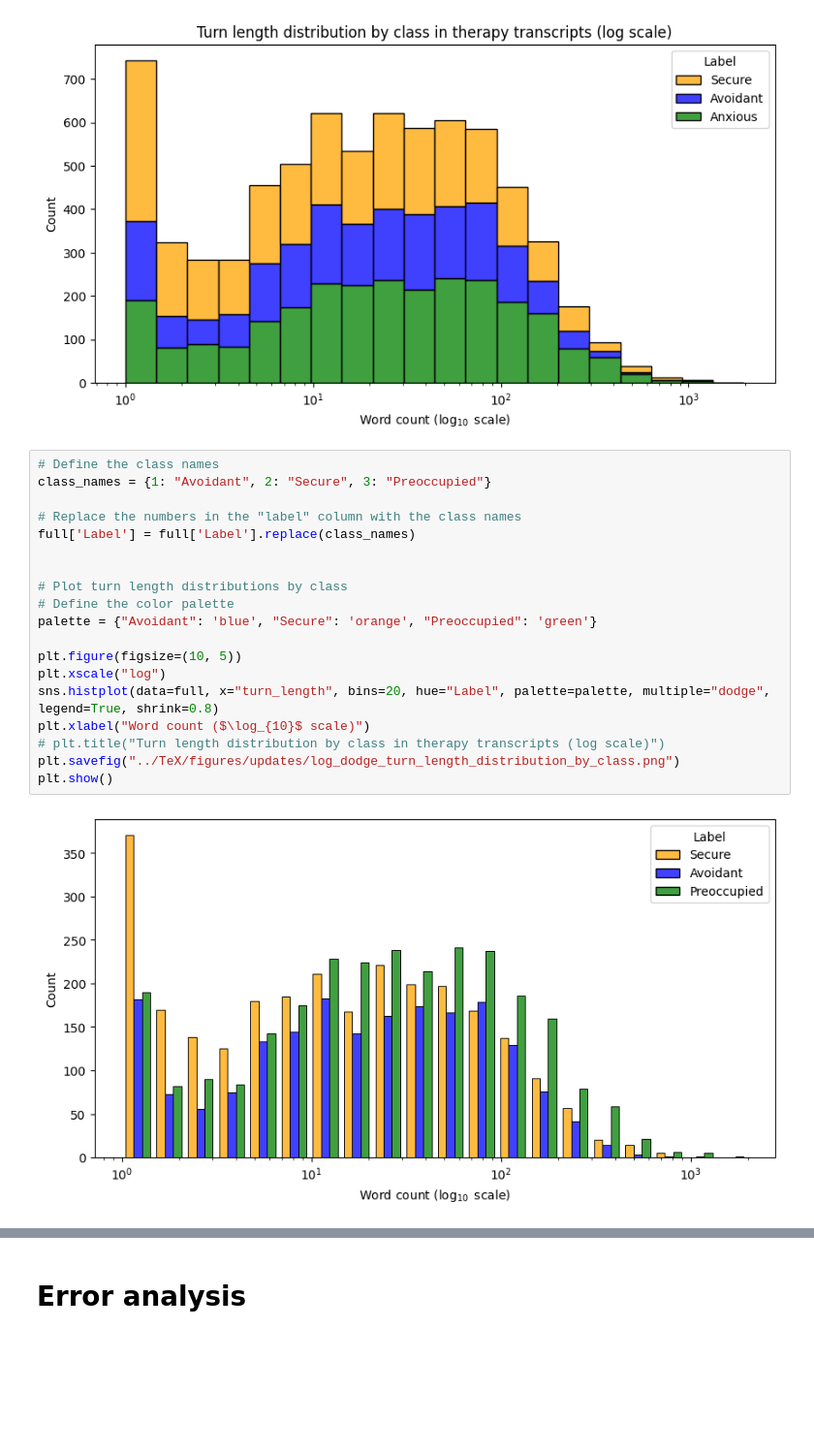
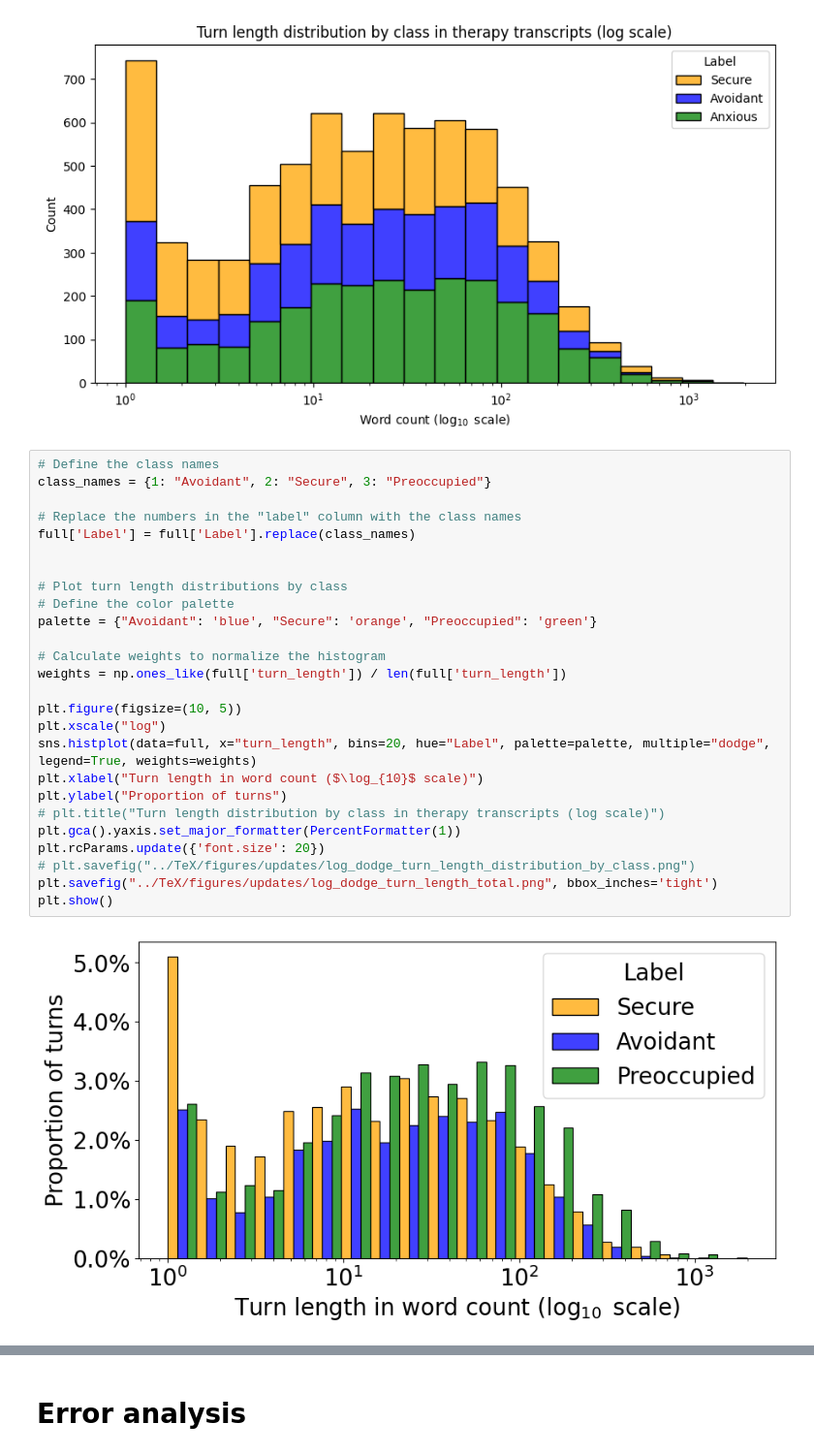
Before and after one commit to Fred-Bred/SDS-thesis, a Jupyter notebook: src/plotting.ipynb, the cells around one changed output, grey strips where cells are left out. Shown at 97% size. Cells and saved outputs as stored; diff of their text form; blank space fills up the shorter version.

```diff
--- a/src/plotting.ipynb
+++ b/src/plotting.ipynb
@@ -196,21 +197,28 @@ plt.show()
 # %%
 # Define the class names
 class_names = {1: "Avoidant", 2: "Secure", 3: "Preoccupied"}
 
 # Replace the numbers in the "label" column with the class names
 full['Label'] = full['Label'].replace(class_names)
 
 
 # Plot turn length distributions by class
 # Define the color palette
 palette = {"Avoidant": 'blue', "Secure": 'orange', "Preoccupied": 'green'}
 
+# Calculate weights to normalize the histogram
+weights = np.ones_like(full['turn_length']) / len(full['turn_length'])
+
 plt.figure(figsize=(10, 5))
 plt.xscale("log")
-sns.histplot(data=full, x="turn_length", bins=20, hue="Label", palette=palette, multiple="dodge", legend=True, shrink=0.8)
-plt.xlabel("Word count ($\log_{10}$ scale)")
+sns.histplot(data=full, x="turn_length", bins=20, hue="Label", palette=palette, multiple="dodge", legend=True, weights=weights)
+plt.xlabel("Turn length in word count ($\log_{10}$ scale)")
+plt.ylabel("Proportion of turns")
 # plt.title("Turn length distribution by class in therapy transcripts (log scale)")
-plt.savefig("../TeX/figures/updates/log_dodge_turn_length_distribution_by_class.png")
+plt.gca().yaxis.set_major_formatter(PercentFormatter(1))
+plt.rcParams.update({'font.size': 20})
+# plt.savefig("../TeX/figures/updates/log_dodge_turn_length_distribution_by_class.png")
+plt.savefig("../TeX/figures/updates/log_dodge_turn_length_total.png", bbox_inches='tight')
 plt.show()
 # %% [output]
-[figure, old version]
+[figure, new version]
```
Also changed, not shown: parts of 3 cells of this notebook, 4 other files.
